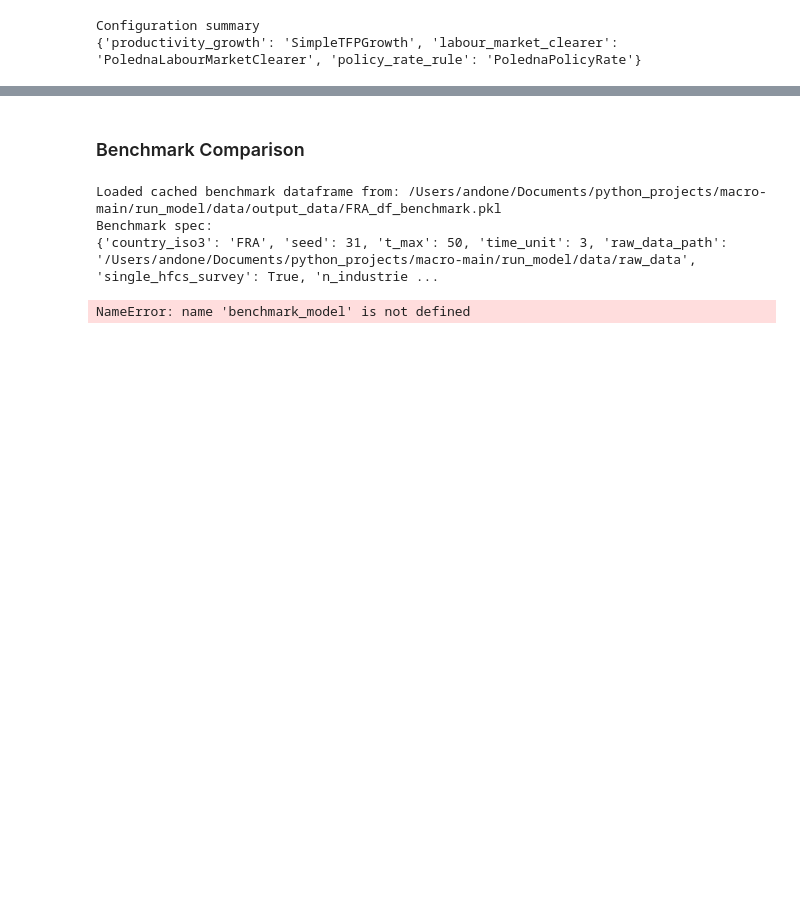
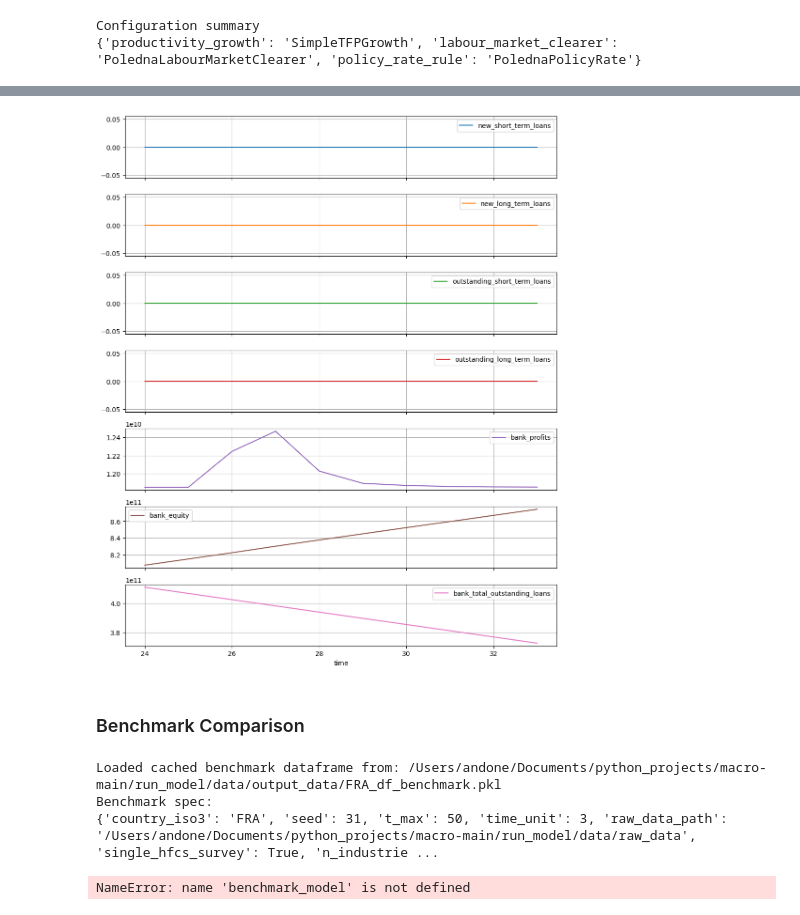
Before and after one commit to INET-Complexity/INET-consumption, a Jupyter notebook: run_model/run_model.ipynb, the cells around one changed output, grey strips where cells are left out. Cells and saved outputs as stored; diff of their text form; code cells hidden in the pictures; blank space fills up the shorter version.

```diff
--- a/run_model/run_model.ipynb
+++ b/run_model/run_model.ipynb
@@ -300,0 +446,5 @@ plot_output(
+# %%
+display(credit)
+credit.plot(subplots=True, figsize=(10, 12), grid=True)
+plt.tight_layout()
+# %% [output]
@@ -301,3 +463,4 @@ plot_output(
+[figure, added]
 # %% [markdown]
 ### Benchmark Comparison
 # %%
```
Also changed, not shown: parts of 16 cells of this notebook.
